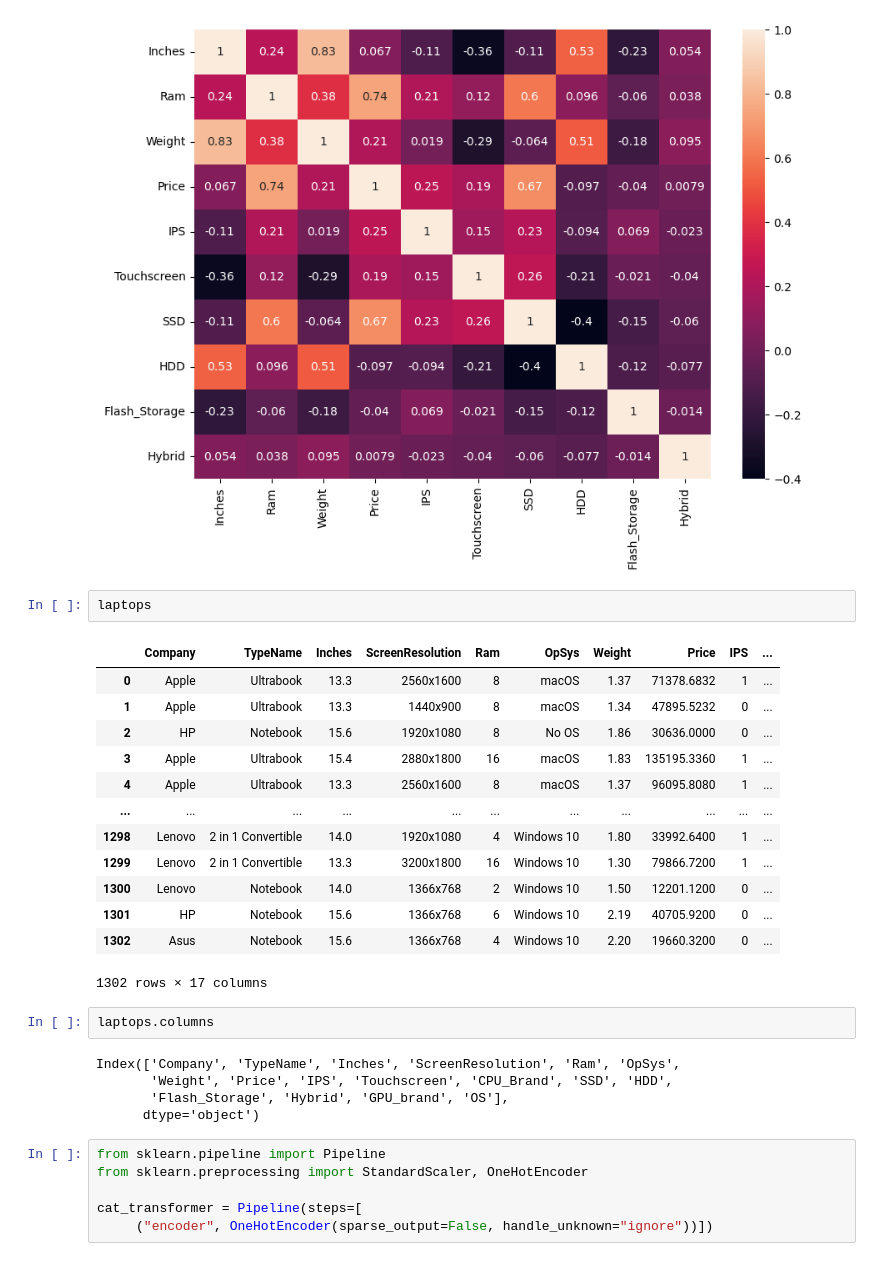
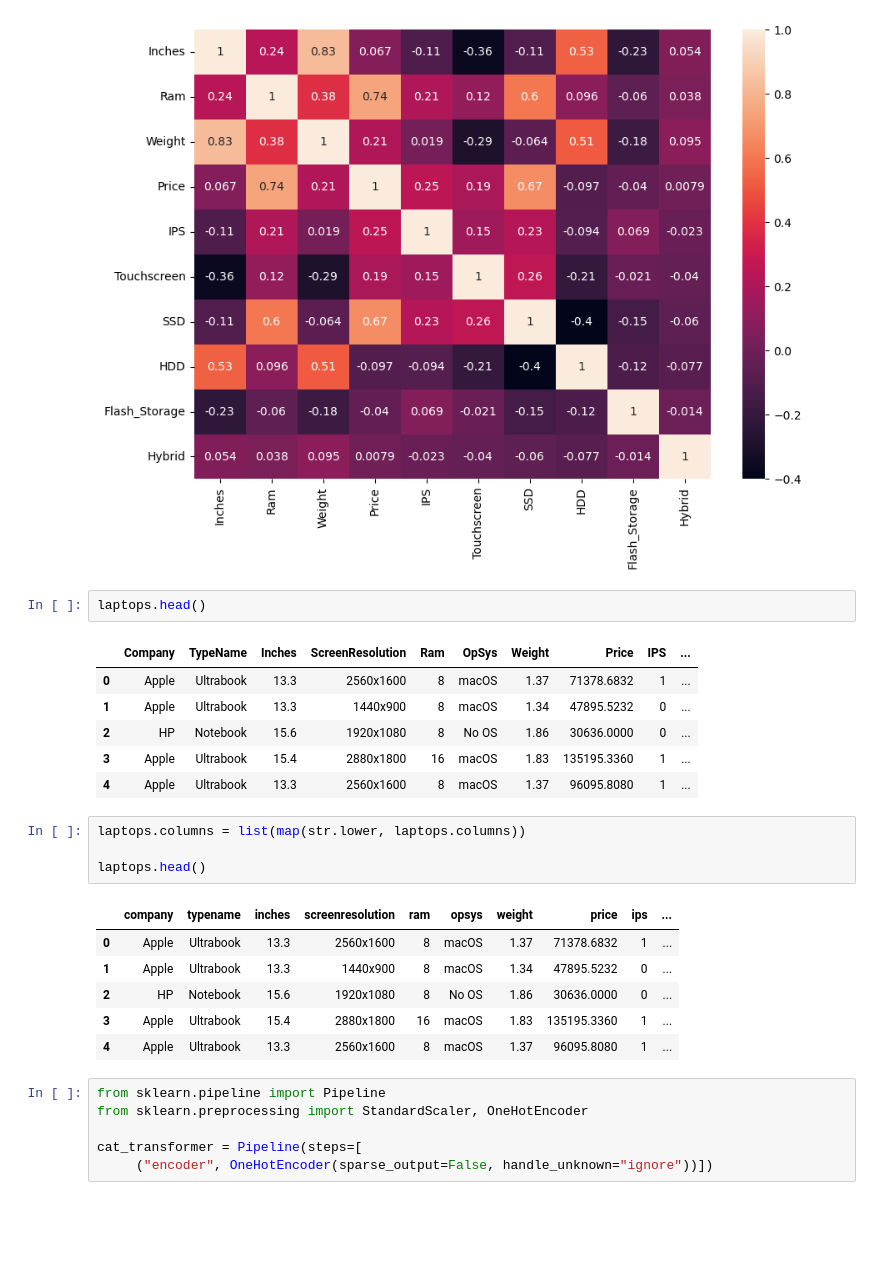
Before and after one commit to Sarang1995/laptop_price_prediction, a Jupyter notebook: Laptop_price_prediction.ipynb, the cells around one changed output. Saved outputs shown, nothing was run; the diff lists cells and outputs as text; blank space fills up the shorter version.

```diff
--- a/Laptop_price_prediction.ipynb
+++ b/Laptop_price_prediction.ipynb
@@ -758,7 +758,7 @@ sns.heatmap(laptops.corr(numeric_only=True),
 <Axes: >
 [figure]
 # %%
-laptops
+laptops.head()
 # %% [output]
 |  | Company | TypeName | Inches | ScreenResolution | Ram | OpSys | Weight | Price | IPS | ... |
 | 0 | Apple | Ultrabook | 13.3 | 2560x1600 | 8 | macOS | 1.37 | 71378.6832 | 1 | ... |
@@ -766,20 +766,17 @@ laptops
 | 2 | HP | Notebook | 15.6 | 1920x1080 | 8 | No OS | 1.86 | 30636.0000 | 0 | ... |
 | 3 | Apple | Ultrabook | 15.4 | 2880x1800 | 16 | macOS | 1.83 | 135195.3360 | 1 | ... |
 | 4 | Apple | Ultrabook | 13.3 | 2560x1600 | 8 | macOS | 1.37 | 96095.8080 | 1 | ... |
-| ... | ... | ... | ... | ... | ... | ... | ... | ... | ... | ... |
-| 1298 | Lenovo | 2 in 1 Convertible | 14.0 | 1920x1080 | 4 | Windows 10 | 1.80 | 33992.6400 | 1 | ... |
-| 1299 | Lenovo | 2 in 1 Convertible | 13.3 | 3200x1800 | 16 | Windows 10 | 1.30 | 79866.7200 | 1 | ... |
-| 1300 | Lenovo | Notebook | 14.0 | 1366x768 | 2 | Windows 10 | 1.50 | 12201.1200 | 0 | ... |
-| 1301 | HP | Notebook | 15.6 | 1366x768 | 6 | Windows 10 | 2.19 | 40705.9200 | 0 | ... |
-| 1302 | Asus | Notebook | 15.6 | 1366x768 | 4 | Windows 10 | 2.20 | 19660.3200 | 0 | ... |
-1302 rows × 17 columns
 # %%
-laptops.columns
+laptops.columns = list(map(str.lower, laptops.columns))
+
+laptops.head()
 # %% [output]
-Index(['Company', 'TypeName', 'Inches', 'ScreenResolution', 'Ram', 'OpSys',
-       'Weight', 'Price', 'IPS', 'Touchscreen', 'CPU_Brand', 'SSD', 'HDD',
-       'Flash_Storage', 'Hybrid', 'GPU_brand', 'OS'],
-      dtype='object')
+|  | company | typename | inches | screenresolution | ram | opsys | weight | price | ips | ... |
+| 0 | Apple | Ultrabook | 13.3 | 2560x1600 | 8 | macOS | 1.37 | 71378.6832 | 1 | ... |
+| 1 | Apple | Ultrabook | 13.3 | 1440x900 | 8 | macOS | 1.34 | 47895.5232 | 0 | ... |
+| 2 | HP | Notebook | 15.6 | 1920x1080 | 8 | No OS | 1.86 | 30636.0000 | 0 | ... |
+| 3 | Apple | Ultrabook | 15.4 | 2880x1800 | 16 | macOS | 1.83 | 135195.3360 | 1 | ... |
+| 4 | Apple | Ultrabook | 13.3 | 2560x1600 | 8 | macOS | 1.37 | 96095.8080 | 1 | ... |
 # %%
 from sklearn.pipeline import Pipeline
 from sklearn.preprocessing import StandardScaler, OneHotEncoder
```
Also changed, not shown: parts of 11 cells of this notebook, 5 other files.
